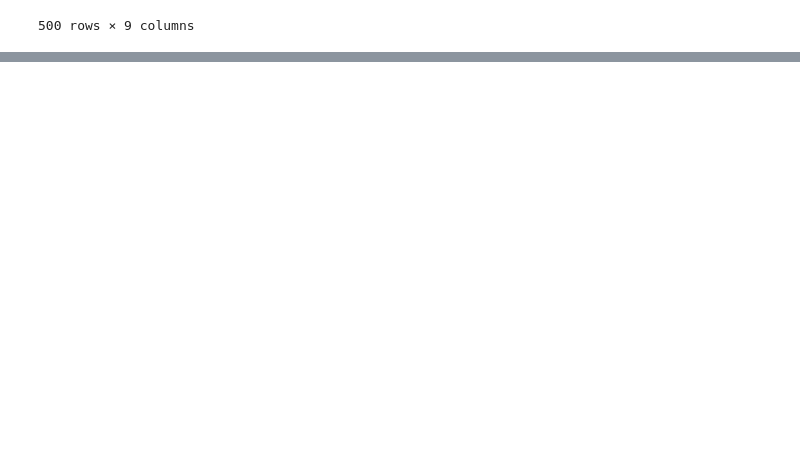
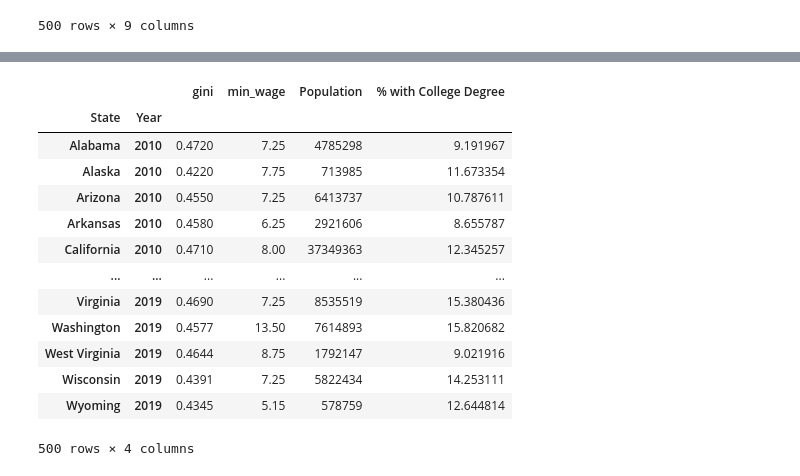
Before and after one commit to harshil0217/CMSE_Min_Wage_Project, a Jupyter notebook: Regression/State_Regression.ipynb, the cells around one changed output, grey strips where cells are left out. Cells and saved outputs as stored; diff of their text form; code cells hidden in the pictures; blank space fills up the shorter version.

```diff
--- a/Regression/State_Regression.ipynb
+++ b/Regression/State_Regression.ipynb
@@ -94,3 +108,27 @@ Notes:
 [1] Standard Errors assume that the covariance matrix of the errors is correctly specified.
 [2] The condition number is large, 1.22e+08. This might indicate that there are
 strong multicollinearity or other numerical problems.
+# %%
+"""
+The following features are being dropped for not meeting the threshold for statistical significance (we chose p<0.15 because
+many of our correlations are not strong in the first place)
+"""
+
+state_econ = state_econ.drop(["unemployment", "GDP (in millions USD)", "GDP per Capita", "Residents with Bachelor's Degree or Higher", "Union Membership %"], axis = 1)
+# %%
+state_econ
+# %% [output]
+|  |  | gini | min_wage | Population | % with College Degree |
+| State | Year |  |  |  |  |
+| Alabama | 2010 | 0.4720 | 7.25 | 4785298 | 9.191967 |
+| Alaska | 2010 | 0.4220 | 7.75 | 713985 | 11.673354 |
+| Arizona | 2010 | 0.4550 | 7.25 | 6413737 | 10.787611 |
+| Arkansas | 2010 | 0.4580 | 6.25 | 2921606 | 8.655787 |
+| California | 2010 | 0.4710 | 8.00 | 37349363 | 12.345257 |
+| ... | ... | ... | ... | ... | ... |
+| Virginia | 2019 | 0.4690 | 7.25 | 8535519 | 15.380436 |
+| Washington | 2019 | 0.4577 | 13.50 | 7614893 | 15.820682 |
+| West Virginia | 2019 | 0.4644 | 8.75 | 1792147 | 9.021916 |
+| Wisconsin | 2019 | 0.4391 | 7.25 | 5822434 | 14.253111 |
+| Wyoming | 2019 | 0.4345 | 5.15 | 578759 | 12.644814 |
+500 rows × 4 columns
```
Also changed, not shown: parts of 5 cells of this notebook.
